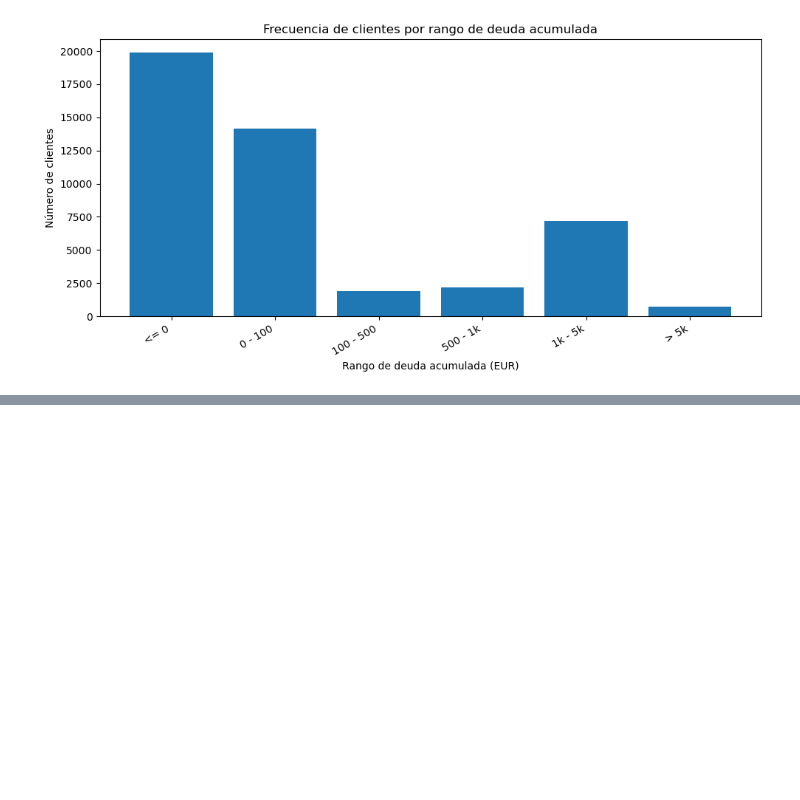
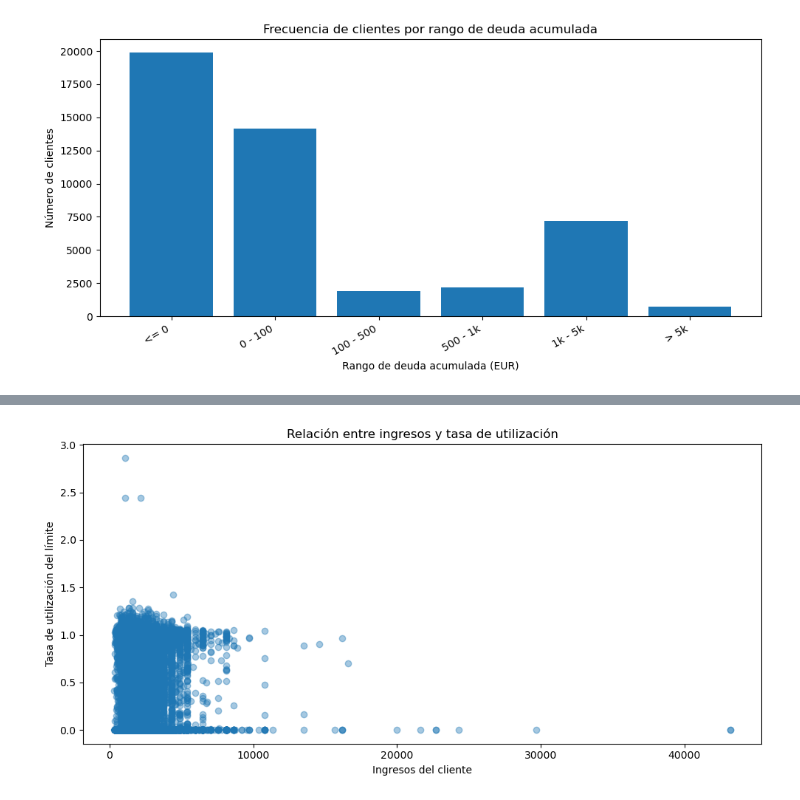
Before and after one commit to Jobo136/FinPlusAnalytics_JohnVonFumann, a Jupyter notebook: notebooks/metricas.ipynb, the cells around one changed output, grey strips where cells are left out. Drawn from its saved outputs; the diff is of its cells as text; code cells hidden in the pictures; blank space fills up the shorter version.

```diff
--- a/notebooks/metricas.ipynb
+++ b/notebooks/metricas.ipynb
@@ -1012,0 +1163,64 @@ plt.show()
+# %%
+# Ventana para acumular deuda por cliente a lo largo del tiempo
+w = Window.partitionBy("CLIENT_ID") \
+          .orderBy(F.col("DATE").asc()) \
+          .rowsBetween(Window.unboundedPreceding, Window.currentRow)
+
+df_deuda = behavioural_df \
+    .withColumn("DEBT", F.col("CREDIT_CARD_DRAWINGS") - F.col("CREDIT_CARD_PAYMENT")) \
+    .withColumn("DEBT_CUMULED", F.sum("DEBT").over(w))
+
+
+# =============================================
+# 2. Extraer el registro más reciente por cliente
+# =============================================
+
+w_desc = Window.partitionBy("CLIENT_ID") \
+               .orderBy(F.col("DATE").desc())
+
+df_ultima_deuda = df_deuda \
+    .withColumn("row_num", F.row_number().over(w_desc)) \
+    .filter(F.col("row_num") == 1) \
+    .drop("row_num")
+
+
+# ===========================
+# 3. Unir con ingresos
+# ===========================
+
+income_df = clientes_df.select("CLIENT_ID", "TOTAL_INCOME")
+df_merged = df_ultima_deuda.join(income_df, on="CLIENT_ID", how="left")
+
+
+# =============================================
+# 4. Calcular tasa de utilización del límite
+# =============================================
+
+df_merged = df_merged.withColumn("UTILIZATION", F.col("CREDICT_CARD_BALANCE") / F.col("CREDIT_CARD_LIMIT"))
+
+df_merged.orderBy(F.col("TOTAL_INCOME")).show()
+
+# ===========================
+# 5. Convertir a pandas
+# ===========================
+
+pdf = df_merged.select("TOTAL_INCOME", "UTILIZATION") \
+               .toPandas()
+
+
+# ===========================
+# 6. Graficar
+# ===========================
+
+import matplotlib.pyplot as plt
+
+plt.figure(figsize=(10,5))
+plt.scatter(pdf["TOTAL_INCOME"], pdf["UTILIZATION"], alpha=0.4)
+
+plt.xlabel("Ingresos del cliente")
+plt.ylabel("Tasa de utilización del límite")
+plt.title("Relación entre ingresos y tasa de utilización")
+
+plt.tight_layout()
+plt.show()
+# %% [output]
@@ -1012,0 +1244 @@ plt.show()
+[figure, added]
```
Also changed, not shown: parts of 10 cells of this notebook.
